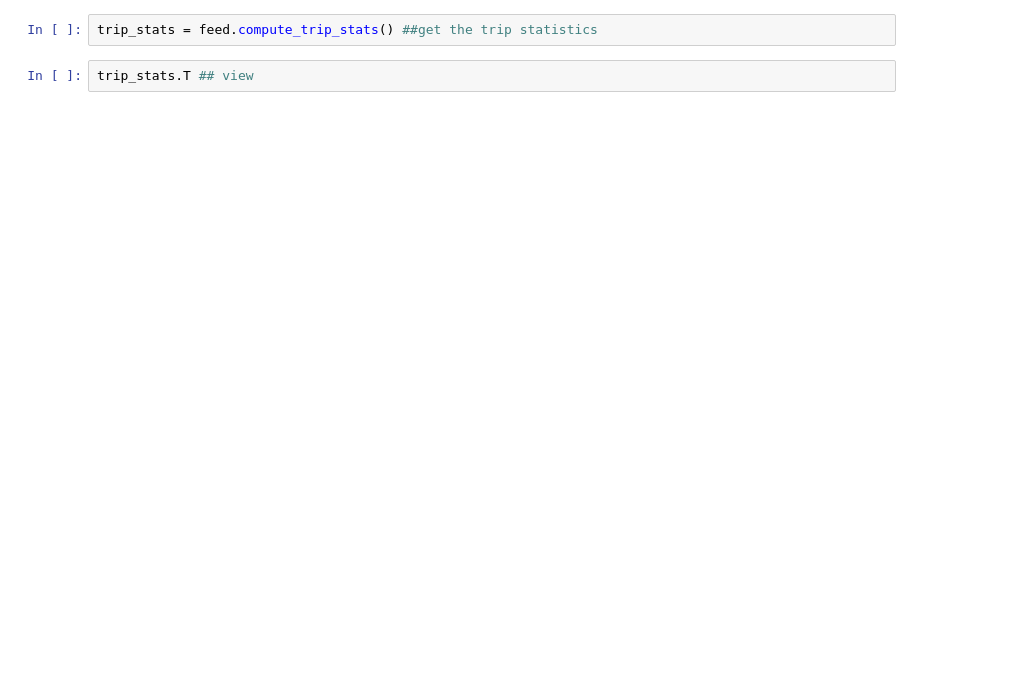
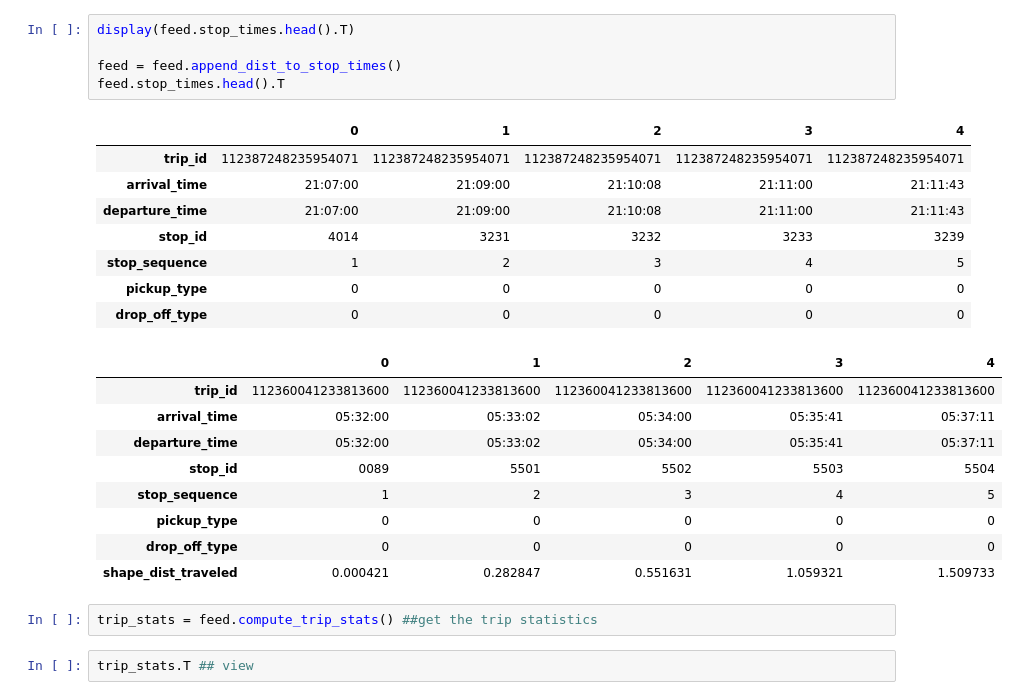
Before and after one commit to ahmadabusaiid/dm-stib-hack-my-ride, a Jupyter notebook: Basic Stats - Offline schedule exploration.ipynb, the cells around one changed output. Cells and saved outputs as stored; diff of their text form; blank space fills up the shorter version.

```diff
--- a/Basic Stats - Offline schedule exploration.ipynb
+++ b/Basic Stats - Offline schedule exploration.ipynb
@@ -24,3 +43,26 @@ feed.validate()
+# %%
+display(feed.stop_times.head().T)
+
+feed = feed.append_dist_to_stop_times()
+feed.stop_times.head().T
+# %% [output]
+|  | 0 | 1 | 2 | 3 | 4 |
+| trip_id | 112387248235954071 | 112387248235954071 | 112387248235954071 | 112387248235954071 | 112387248235954071 |
+| arrival_time | 21:07:00 | 21:09:00 | 21:10:08 | 21:11:00 | 21:11:43 |
+| departure_time | 21:07:00 | 21:09:00 | 21:10:08 | 21:11:00 | 21:11:43 |
+| stop_id | 4014 | 3231 | 3232 | 3233 | 3239 |
+| stop_sequence | 1 | 2 | 3 | 4 | 5 |
+| pickup_type | 0 | 0 | 0 | 0 | 0 |
+| drop_off_type | 0 | 0 | 0 | 0 | 0 |
+|  | 0 | 1 | 2 | 3 | 4 |
+| trip_id | 112360041233813600 | 112360041233813600 | 112360041233813600 | 112360041233813600 | 112360041233813600 |
+| arrival_time | 05:32:00 | 05:33:02 | 05:34:00 | 05:35:41 | 05:37:11 |
+| departure_time | 05:32:00 | 05:33:02 | 05:34:00 | 05:35:41 | 05:37:11 |
+| stop_id | 0089 | 5501 | 5502 | 5503 | 5504 |
+| stop_sequence | 1 | 2 | 3 | 4 | 5 |
+| pickup_type | 0 | 0 | 0 | 0 | 0 |
+| drop_off_type | 0 | 0 | 0 | 0 | 0 |
+| shape_dist_traveled | 0.000421 | 0.282847 | 0.551631 | 1.059321 | 1.509733 |
 # %%
 trip_stats = feed.compute_trip_stats() ##get the trip statistics
 # %%
```
Also changed, not shown: parts of 8 cells of this notebook.
